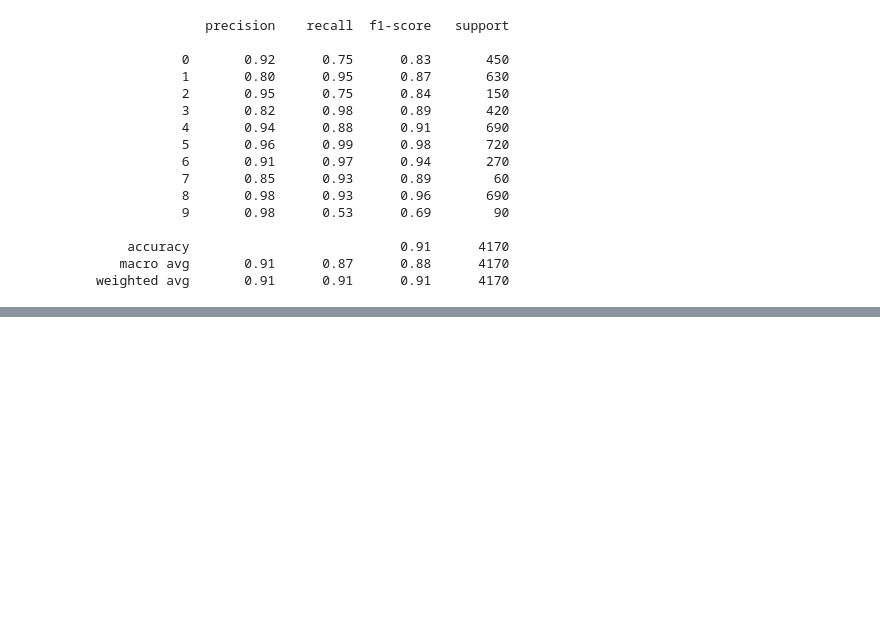
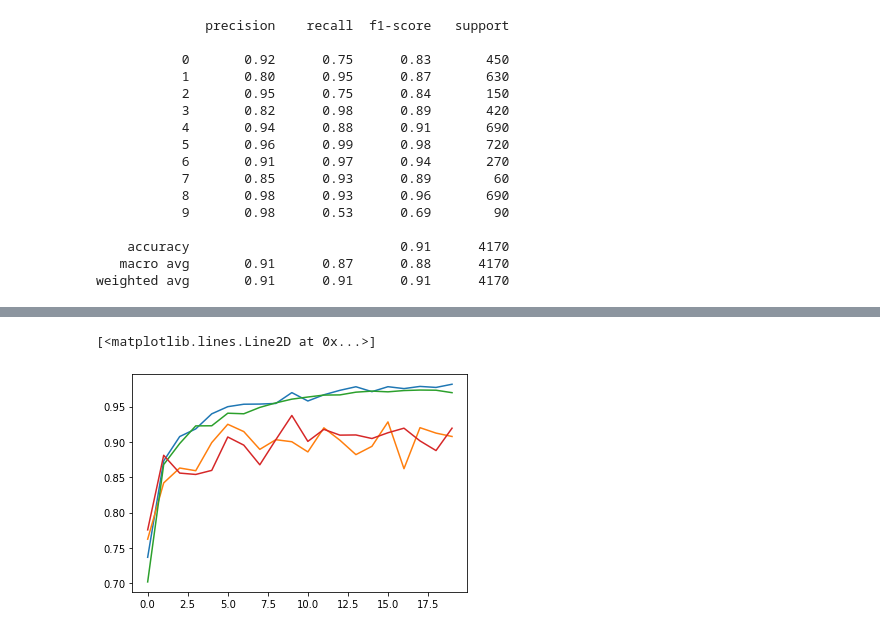
Before and after one commit to aln3/DMML_CW2_Group2, a Jupyter notebook: NeuralNetsParameterChange.ipynb, the cells around one changed output, grey strips where cells are left out. Drawn from its saved outputs; the diff is of its cells as text; code cells hidden in the pictures; blank space fills up the shorter version.

```diff
--- a/NeuralNetsParameterChange.ipynb
+++ b/NeuralNetsParameterChange.ipynb
@@ -256,0 +246,8 @@ print(np.mean(ScoreArray[:,1:2]))
+# %%
+plt.plot(Base_Model.history['accuracy'])
+plt.plot(Base_Model.history['val_accuracy'])
+plt.plot(DoubleLayer.history['accuracy'])
+plt.plot(DoubleLayer.history['val_accuracy'])
+# %% [output]
+[<matplotlib.lines.Line2D at 0x...>]
+[figure, added]
```
Also changed, not shown: parts of 58 cells of this notebook.
